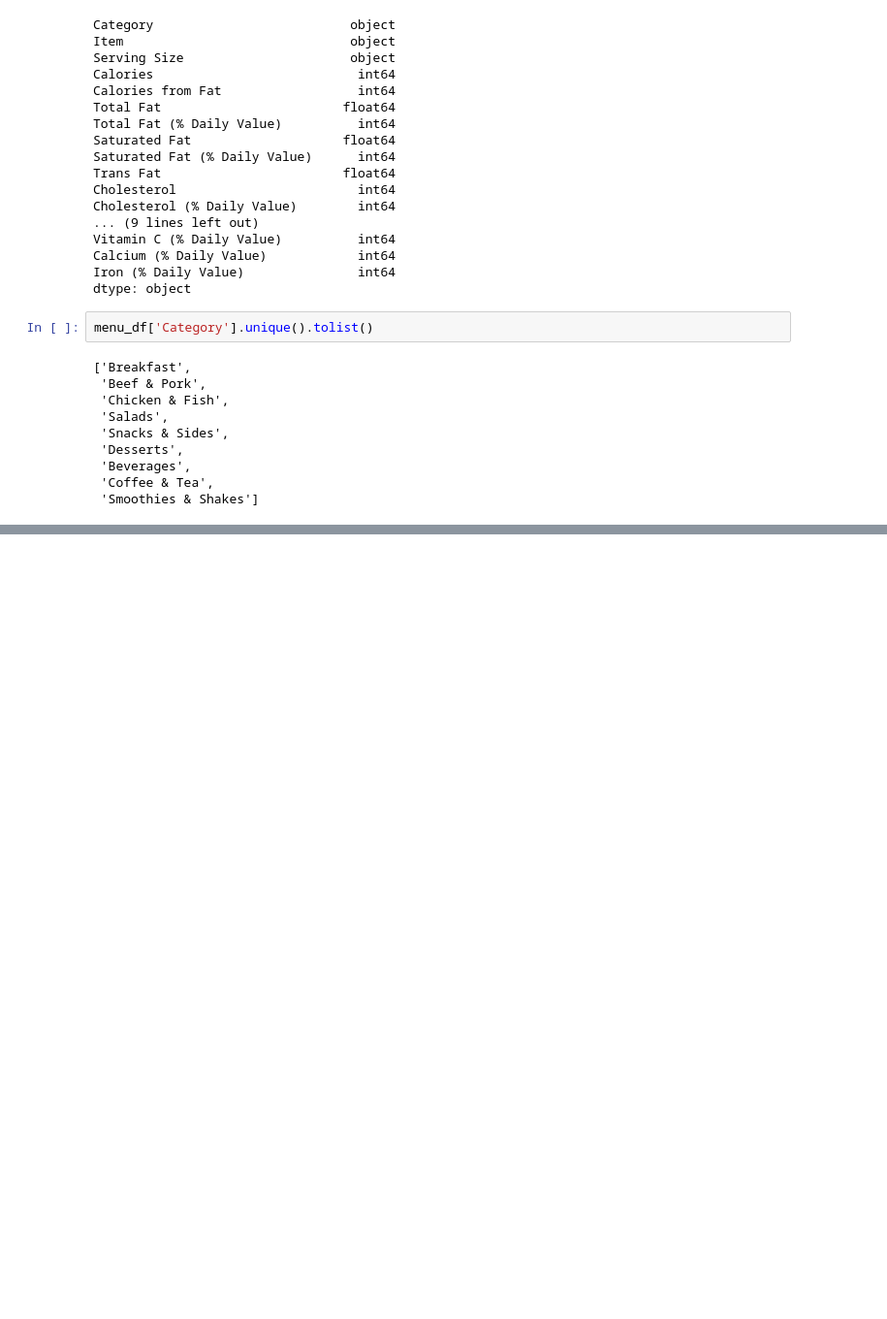
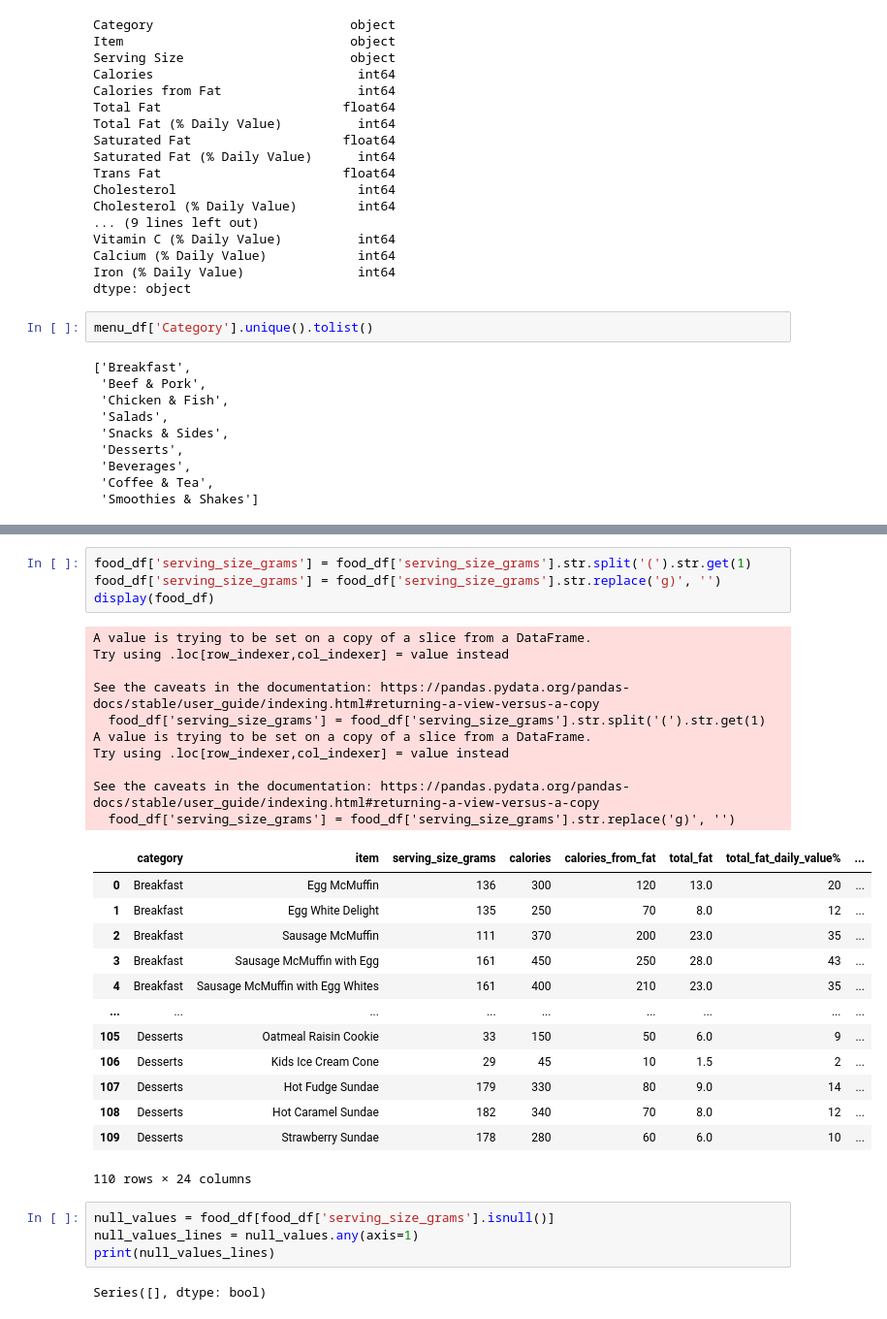
Before and after one commit to mfernandamirabile/C-Users-ferna-McDonaldsMenu-Analysis, a Jupyter notebook: app.ipynb, the cells around one changed output, grey strips where cells are left out. Shown: that part at 97% size. Drawn from its saved outputs; the diff is of its cells as text; blank space fills up the shorter version.

```diff
--- a/app.ipynb
+++ b/app.ipynb
@@ -75,0 +145,34 @@ breakfast_df.head(6)
+# %%
+food_df['serving_size_grams'] = food_df['serving_size_grams'].str.split('(').str.get(1)
+food_df['serving_size_grams'] = food_df['serving_size_grams'].str.replace('g)', '')
+display(food_df)
+# %% [output]
+A value is trying to be set on a copy of a slice from a DataFrame.
+Try using .loc[row_indexer,col_indexer] = value instead
+
+See the caveats in the documentation: https://pandas.pydata.org/pandas-docs/stable/user_guide/indexing.html#returning-a-view-versus-a-copy
+  food_df['serving_size_grams'] = food_df['serving_size_grams'].str.split('(').str.get(1)
+A value is trying to be set on a copy of a slice from a DataFrame.
+Try using .loc[row_indexer,col_indexer] = value instead
+
+See the caveats in the documentation: https://pandas.pydata.org/pandas-docs/stable/user_guide/indexing.html#returning-a-view-versus-a-copy
+  food_df['serving_size_grams'] = food_df['serving_size_grams'].str.replace('g)', '')
+|  | category | item | serving_size_grams | calories | calories_from_fat | total_fat | total_fat_daily_value% | ... |
+| 0 | Breakfast | Egg McMuffin | 136 | 300 | 120 | 13.0 | 20 | ... |
+| 1 | Breakfast | Egg White Delight | 135 | 250 | 70 | 8.0 | 12 | ... |
+| 2 | Breakfast | Sausage McMuffin | 111 | 370 | 200 | 23.0 | 35 | ... |
+| 3 | Breakfast | Sausage McMuffin with Egg | 161 | 450 | 250 | 28.0 | 43 | ... |
+| 4 | Breakfast | Sausage McMuffin with Egg Whites | 161 | 400 | 210 | 23.0 | 35 | ... |
+| ... | ... | ... | ... | ... | ... | ... | ... | ... |
+| 105 | Desserts | Oatmeal Raisin Cookie | 33 | 150 | 50 | 6.0 | 9 | ... |
+| 106 | Desserts | Kids Ice Cream Cone | 29 | 45 | 10 | 1.5 | 2 | ... |
+| 107 | Desserts | Hot Fudge Sundae | 179 | 330 | 80 | 9.0 | 14 | ... |
+| 108 | Desserts | Hot Caramel Sundae | 182 | 340 | 70 | 8.0 | 12 | ... |
+| 109 | Desserts | Strawberry Sundae | 178 | 280 | 60 | 6.0 | 10 | ... |
+110 rows × 24 columns
+# %%
+null_values = food_df[food_df['serving_size_grams'].isnull()]
+null_values_lines = null_values.any(axis=1)
+print(null_values_lines)
+# %% [output]
+Series([], dtype: bool)
```
Also changed, not shown: parts of 14 cells of this notebook.
